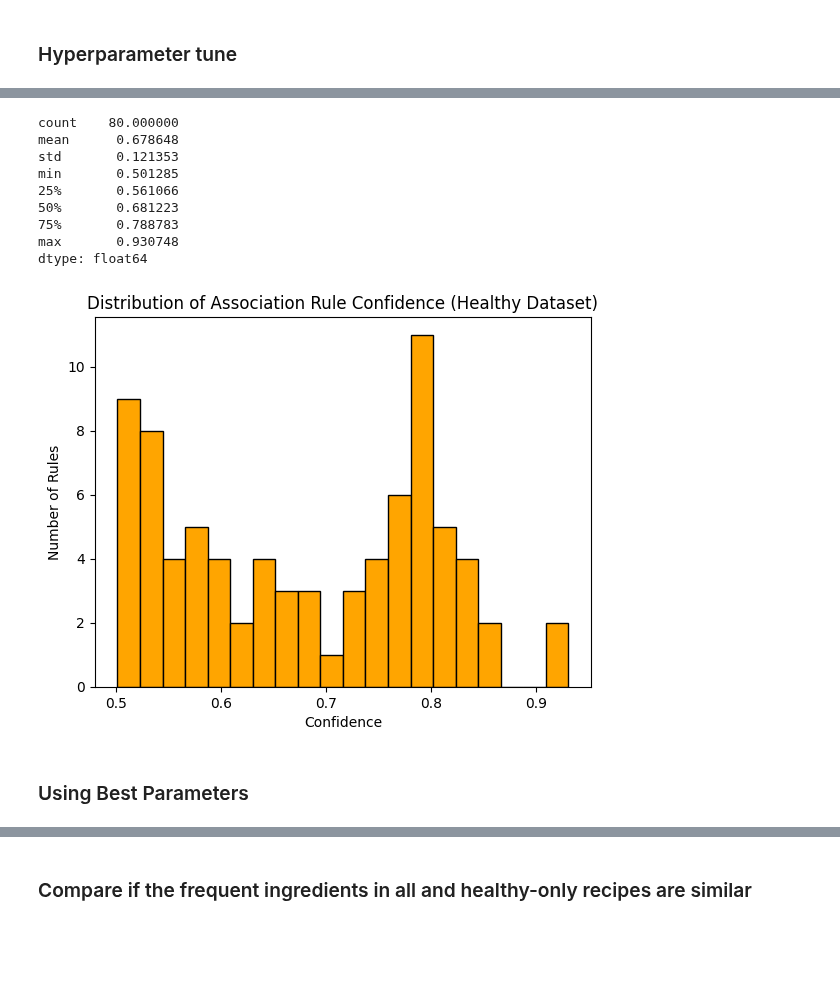
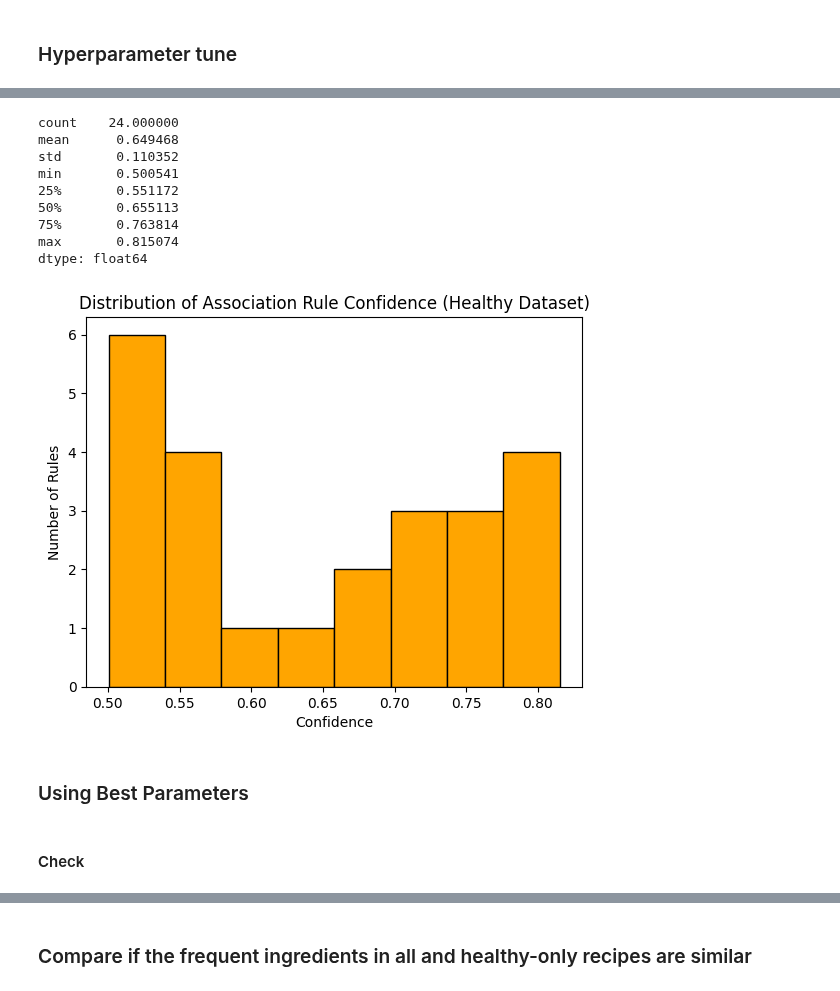
Before and after one commit to BSDSBA-JF/ML-II-Labs, a Jupyter notebook: BDCC-01/02_fim_with_mariel_updates.ipynb, the cells around one changed output, grey strips where cells are left out. Drawn from its saved outputs; the diff is of its cells as text; code cells hidden in the pictures; blank space fills up the shorter version.

```diff
--- a/BDCC-01/02_fim_with_mariel_updates.ipynb
+++ b/BDCC-01/02_fim_with_mariel_updates.ipynb
@@ -307,7 +229,8 @@ We classified a recipe to be healthy if it has the tags 'healthy' or 'healthy-2'
 # Create a tags presence matrix
 mlb = MultiLabelBinarizer()
 tags_matrix = mlb.fit_transform(df['tags'])
-df_tags_matrix = pd.DataFrame(tags_matrix, columns=mlb.classes_, index=df.index)
+df_tags_matrix = pd.DataFrame(tags_matrix, columns=mlb.classes_,
+                              index=df.index)
 
 # Get the healthy foods based on the tags
 is_healthy_tag = df_tags_matrix['healthy'] == 1
@@ -318,6 +241,7 @@ is_healthy_food = df_tags_matrix[is_health_tag].index
 df_healthy = df.loc[is_healthy_food]
 
 # Save the csv
-pd.Series(is_healthy_food).to_csv('data/is_healthy_food.csv', index=False, header=False)
+pd.Series(is_healthy_food).to_csv('data/is_healthy_food.csv',
+                                  index=False, header=False)
 # %%
 df_healthy.to_json('data/healthy_foods.json', orient='records')
@@ -461,47 +305,50 @@ Name: support, dtype: float64
 import pyfpgrowth
 import pandas as pd
 import matplotlib.pyplot as plt
 
 # --- Use the tuned or chosen min_support from Step 1 ---
-min_support = 0.01  # example value (you can adjust based on Step 1)
+min_support = 0.02
 
 # --- Compute minimum support count ---
 minsup_count = max(1, int(len(df_healthy) * min_support))
 
 # --- Mine frequent itemsets for healthy recipes ---
 healthy_freq_ingredients = pyfpgrowth.find_frequent_patterns(
     df_healthy['ingredients'].to_list(), minsup_count
 )
 
 # --- Generate association rules with a LOW confidence threshold ---
 # We start low (e.g., 0.5) to capture the full confidence distribution
-healthy_rules = pyfpgrowth.generate_association_rules(healthy_freq_ingredients, 0.5)
+healthy_rules=pyfpgrowth.generate_association_rules(healthy_freq_ingredients,
+                                                      0.5)
 
 # --- Extract all confidence values ---
 confidences = [conf for (_, (__, conf)) in healthy_rules.items()]
 
 # --- Show descriptive statistics of confidence distribution ---
 print(pd.Series(confidences).describe())
 
 # --- Plot histogram of confidence values ---
-plt.hist(confidences, bins=20, color='orange', edgecolor='black')
+plt.hist(confidences, bins=8, color='orange', edgecolor='black')
 plt.title("Distribution of Association Rule Confidence (Healthy Dataset)")
 plt.xlabel("Confidence")
 plt.ylabel("Number of Rules")
 plt.show()
 # %% [output]
-count    80.000000
-mean      0.678648
-std       0.121353
-min       0.501285
-25%       0.561066
-50%       0.681223
-75%       0.788783
-max       0.930748
+count    24.000000
+mean      0.649468
+std       0.110352
+min       0.500541
+25%       0.551172
+50%       0.655113
+75%       0.763814
+max       0.815074
 dtype: float64
-[figure, old version]
+[figure, new version]
 # %% [markdown]
 ### Using Best Parameters
+# %% [markdown]
+#### Check
 # %%
 import pyfpgrowth
 import pandas as pd
```
Also changed, not shown: parts of 33 cells of this notebook.
